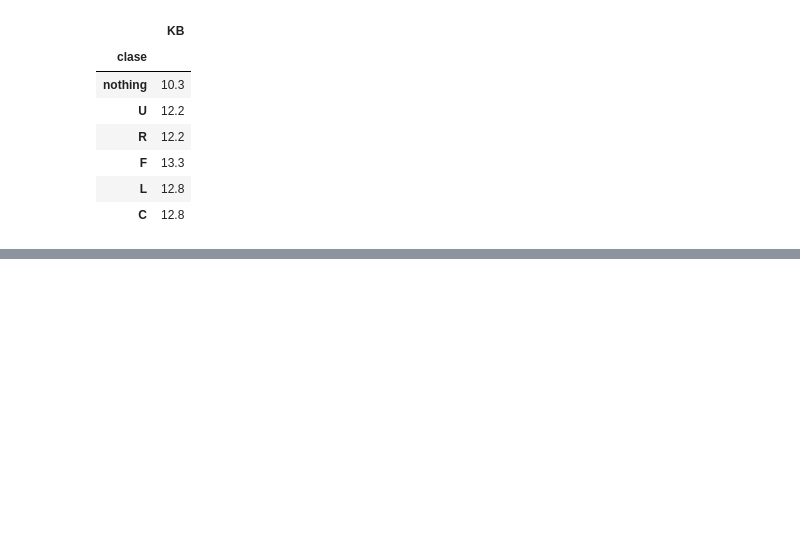
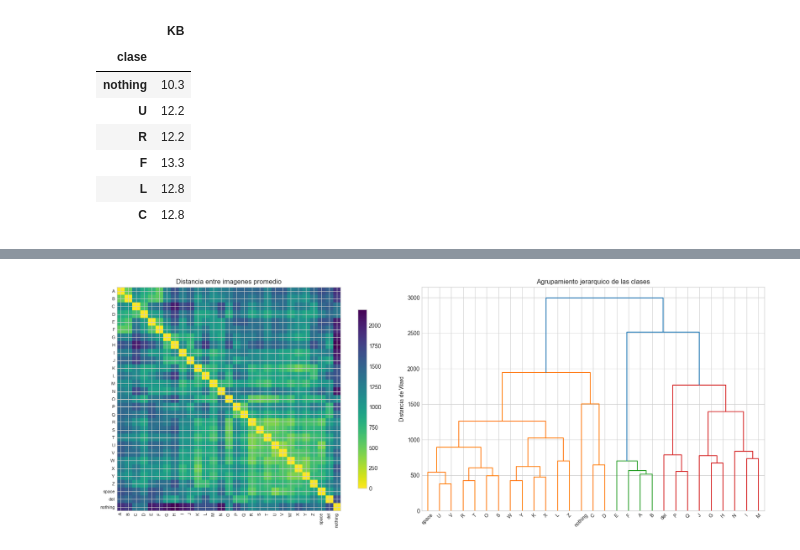
Before and after one commit to abbydoag/Labs_DataSci, a Jupyter notebook: Lab3/01_EDA.ipynb, the cells around one changed output, grey strips where cells are left out. Saved outputs shown, nothing was run; the diff lists cells and outputs as text; code cells hidden in the pictures; blank space fills up the shorter version.

```diff
--- a/Lab3/01_EDA.ipynb
+++ b/Lab3/01_EDA.ipynb
@@ -267,0 +370,21 @@ display(extremos.style.format({"KB": "{:.1f}"}))
+# %%
+matriz = np.stack([centroides[c].ravel() for c in CLASES])
+distancias = pd.DataFrame(squareform(pdist(matriz, metric="euclidean")),
+                          index=CLASES, columns=CLASES)
+
+fig, axes = plt.subplots(1, 2, figsize=(18, 6.5))
+im = axes[0].imshow(distancias, cmap="viridis_r")
+axes[0].set_xticks(range(len(CLASES)))
+axes[0].set_xticklabels(CLASES, rotation=90, fontsize=8)
+axes[0].set_yticks(range(len(CLASES)))
+axes[0].set_yticklabels(CLASES, fontsize=8)
+axes[0].set_title("Distancia entre imagenes promedio")
+fig.colorbar(im, ax=axes[0], shrink=0.8)
+
+enlaces = linkage(matriz, method="ward")
+dendrogram(enlaces, labels=CLASES, ax=axes[1], leaf_font_size=9)
+axes[1].set(title="Agrupamiento jerarquico de las clases", ylabel="Distancia de Ward")
+plt.tight_layout()
+plt.show()
+# %% [output]
+[figure, added]
```
Also changed, not shown: parts of 8 cells of this notebook.
